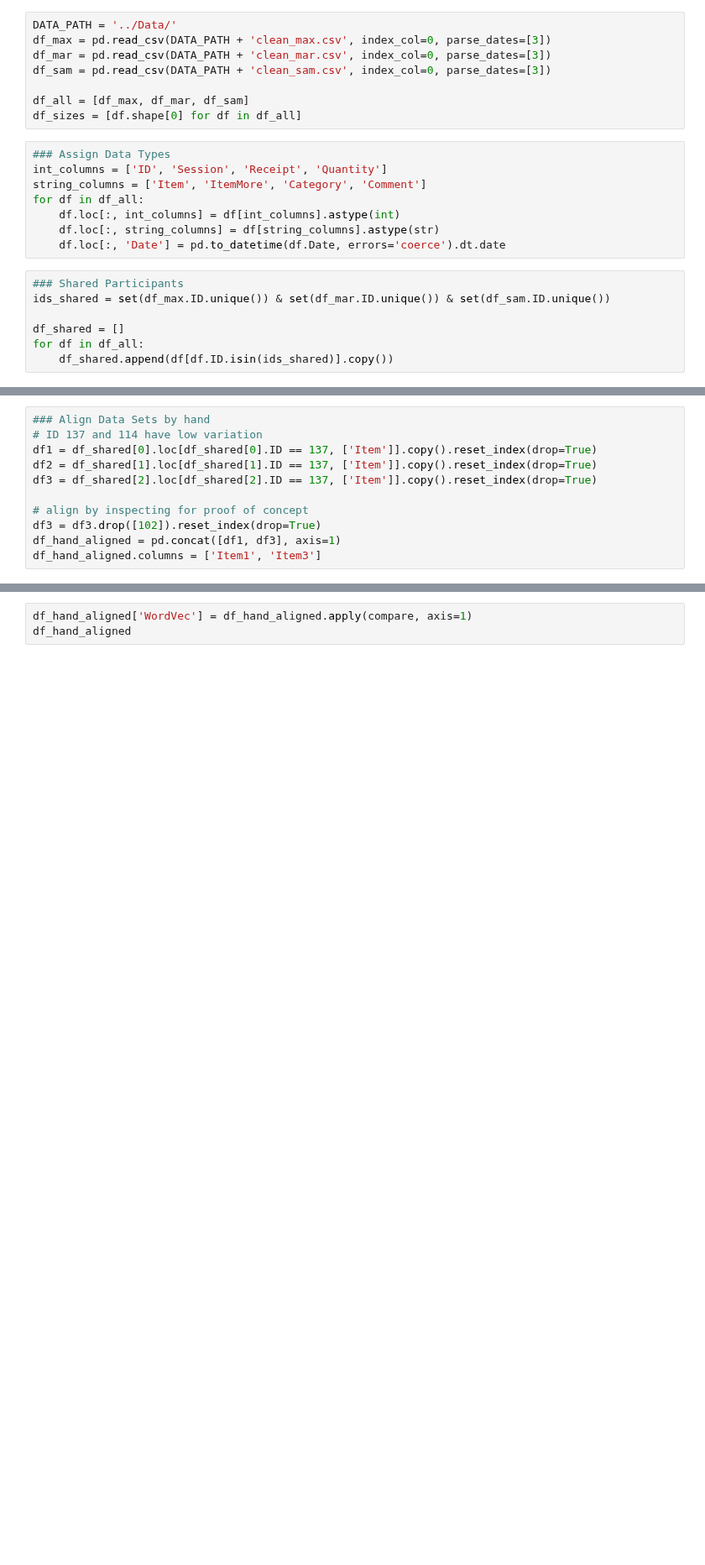
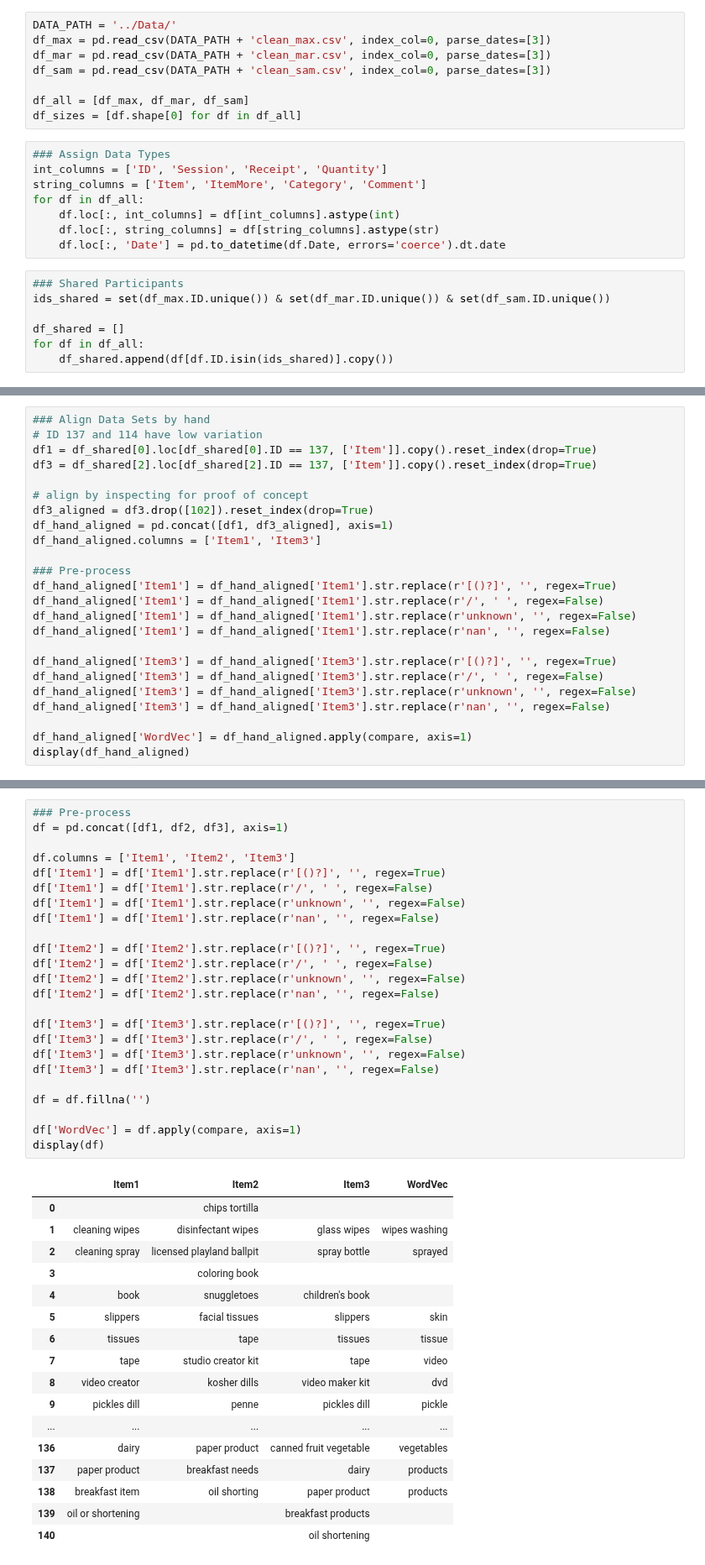
Before and after one commit to jjailer/grocery-receipt-data-cleaning, a Jupyter notebook: Scripts/merge.ipynb, the cells around one changed output, grey strips where cells are left out. Shown at 84% size. Saved outputs shown, nothing was run; the diff lists cells and outputs as text; blank space fills up the shorter version.

Commit message:
extended compare func to arbitrary columns

```diff
--- a/Scripts/merge.ipynb
+++ b/Scripts/merge.ipynb
@@ -74,10 +63,23 @@ df_hand_aligned['Item3'] = df_hand_aligned['Item3'].str.replace('nan', '', regex
 ### Align Data Sets by hand
 # ID 137 and 114 have low variation
 df1 = df_shared[0].loc[df_shared[0].ID == 137, ['Item']].copy().reset_index(drop=True)
-df2 = df_shared[1].loc[df_shared[1].ID == 137, ['Item']].copy().reset_index(drop=True)
 df3 = df_shared[2].loc[df_shared[2].ID == 137, ['Item']].copy().reset_index(drop=True)
 
 # align by inspecting for proof of concept
-df3 = df3.drop([102]).reset_index(drop=True)
-df_hand_aligned = pd.concat([df1, df3], axis=1)
+df3_aligned = df3.drop([102]).reset_index(drop=True)
+df_hand_aligned = pd.concat([df1, df3_aligned], axis=1)
 df_hand_aligned.columns = ['Item1', 'Item3']
+
+### Pre-process
+df_hand_aligned['Item1'] = df_hand_aligned['Item1'].str.replace(r'[()?]', '', regex=True)
+df_hand_aligned['Item1'] = df_hand_aligned['Item1'].str.replace(r'/', ' ', regex=False)
+df_hand_aligned['Item1'] = df_hand_aligned['Item1'].str.replace(r'unknown', '', regex=False)
+df_hand_aligned['Item1'] = df_hand_aligned['Item1'].str.replace(r'nan', '', regex=False)
+
+df_hand_aligned['Item3'] = df_hand_aligned['Item3'].str.replace(r'[()?]', '', regex=True)
+df_hand_aligned['Item3'] = df_hand_aligned['Item3'].str.replace(r'/', ' ', regex=False)
+df_hand_aligned['Item3'] = df_hand_aligned['Item3'].str.replace(r'unknown', '', regex=False)
+df_hand_aligned['Item3'] = df_hand_aligned['Item3'].str.replace(r'nan', '', regex=False)
+
+df_hand_aligned['WordVec'] = df_hand_aligned.apply(compare, axis=1)
+display(df_hand_aligned)
@@ -84,3 +104,42 @@ df_hand_aligned.columns = ['Item1', 'Item3']
 # %%
-df_hand_aligned['WordVec'] = df_hand_aligned.apply(compare, axis=1)
-df_hand_aligned
+### Pre-process
+df = pd.concat([df1, df2, df3], axis=1)
+
+df.columns = ['Item1', 'Item2', 'Item3']
+df['Item1'] = df['Item1'].str.replace(r'[()?]', '', regex=True)
+df['Item1'] = df['Item1'].str.replace(r'/', ' ', regex=False)
+df['Item1'] = df['Item1'].str.replace(r'unknown', '', regex=False)
+df['Item1'] = df['Item1'].str.replace(r'nan', '', regex=False)
+
+df['Item2'] = df['Item2'].str.replace(r'[()?]', '', regex=True)
+df['Item2'] = df['Item2'].str.replace(r'/', ' ', regex=False)
+df['Item2'] = df['Item2'].str.replace(r'unknown', '', regex=False)
+df['Item2'] = df['Item2'].str.replace(r'nan', '', regex=False)
+
+df['Item3'] = df['Item3'].str.replace(r'[()?]', '', regex=True)
+df['Item3'] = df['Item3'].str.replace(r'/', ' ', regex=False)
+df['Item3'] = df['Item3'].str.replace(r'unknown', '', regex=False)
+df['Item3'] = df['Item3'].str.replace(r'nan', '', regex=False)
+
+df = df.fillna('')
+
+df['WordVec'] = df.apply(compare, axis=1)
+display(df)
+# %% [output]
+|  | Item1 | Item2 | Item3 | WordVec |
+| 0 |  | chips tortilla |  |  |
+| 1 | cleaning wipes | disinfectant wipes | glass wipes | wipes washing |
+| 2 | cleaning spray | licensed playland ballpit | spray bottle | sprayed |
+| 3 |  | coloring book |  |  |
+| 4 | book | snuggletoes | children's book |  |
+| 5 | slippers | facial tissues | slippers | skin |
+| 6 | tissues | tape | tissues | tissue |
+| 7 | tape | studio creator kit | tape | video |
+| 8 | video creator | kosher dills | video maker kit | dvd |
+| 9 | pickles dill | penne | pickles dill | pickle |
+| ... | ... | ... | ... | ... |
+| 136 | dairy | paper product | canned fruit vegetable | vegetables |
+| 137 | paper product | breakfast needs | dairy | products |
+| 138 | breakfast item | oil shorting | paper product | products |
+| 139 | oil or shortening |  | breakfast products |  |
+| 140 |  |  | oil shortening |  |
```
Also changed, not shown: parts of 4 cells of this notebook.
